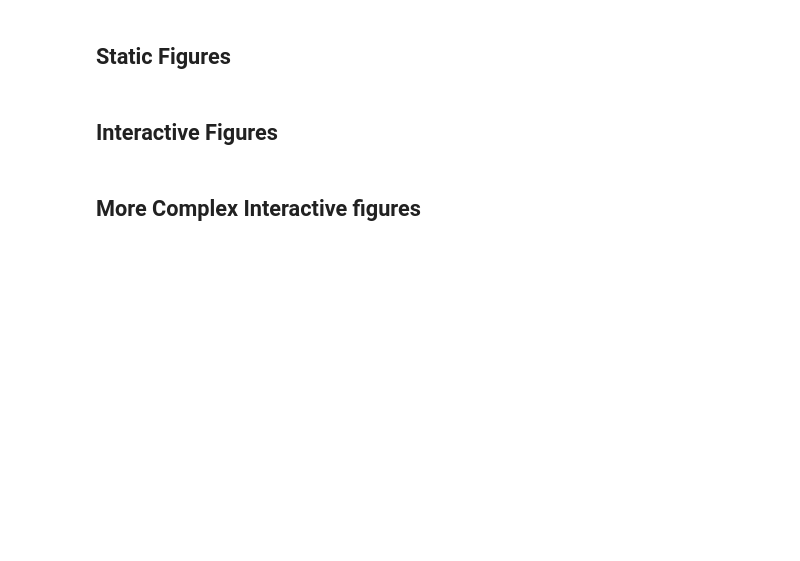
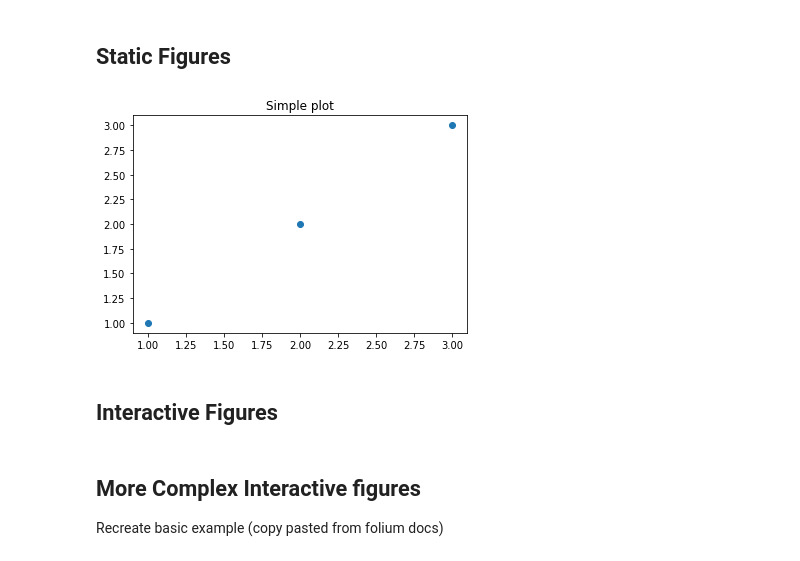
Before and after one commit to sahahn/datalab_tutorial, a Jupyter notebook: generate_examples.ipynb, the cells around one changed output. Drawn from its saved outputs; the diff is of its cells as text; code cells hidden in the pictures; blank space fills up the shorter version.

```diff
--- a/generate_examples.ipynb
+++ b/generate_examples.ipynb
@@ -12,3 +10,16 @@ import matplotlib.pyplot as plt
+# %%
+import matplotlib.pyplot as plt
+
+plt.scatter([1,2,3], [1,2,3])
+plt.title('Simple plot')
+
+# Save in two spots, base directory
+plt.savefig('basic_plot.png')
+
+# Or in docs folder directly
+plt.savefig('docs/basic_plot.png')
+# %% [output]
+[figure, added]
 # %% [markdown]
 ## Interactive Figures
 # %%
@@ -20,6 +32,8 @@ fig.write_html("docs/plotly.html")
 fig.write_html("docs/_includes/plotly.html")
 # %% [markdown]
 ## More Complex Interactive figures
+
+Recreate basic example (copy pasted from folium docs)
 # %%
 import pandas as pd
 import folium
```
Also changed, not shown: parts of 3 cells of this notebook, 6 other files.
